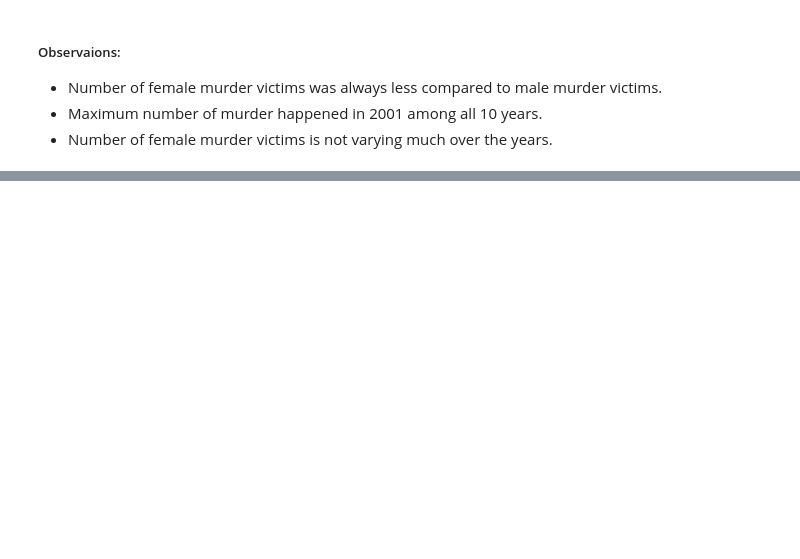
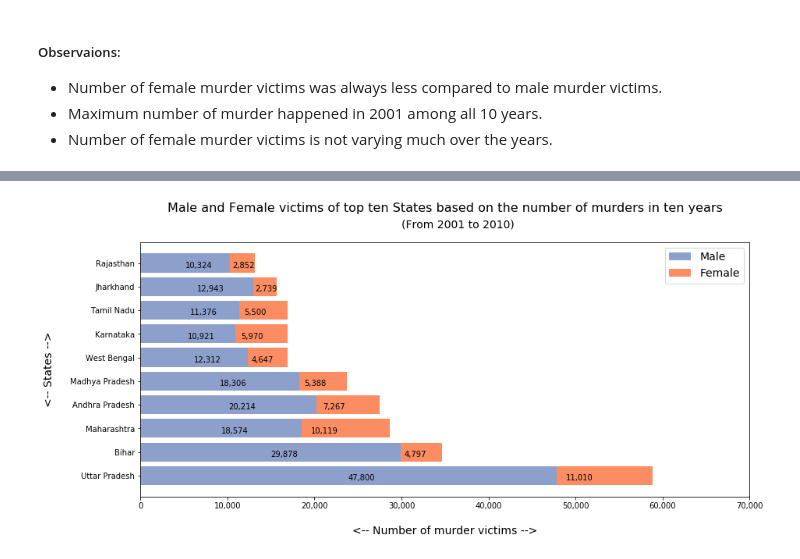
Before and after one commit to Suraj-DataScience-python/AIML, a Jupyter notebook: Visualization_Of_Crime_In_India_2001_To_2010/Insights_From_Indian_Crime_Data.ipynb, the cells around one changed output, grey strips where cells are left out. Drawn from its saved outputs; the diff is of its cells as text; code cells hidden in the pictures; blank space fills up the shorter version.

```diff
--- a/Visualization_Of_Crime_In_India_2001_To_2010/Insights_From_Indian_Crime_Data.ipynb
+++ b/Visualization_Of_Crime_In_India_2001_To_2010/Insights_From_Indian_Crime_Data.ipynb
@@ -393,0 +446,8 @@ plt.show()
+# %%
+md_top_ten = md.loc[md.Group_Name == 'Murder - Total Victims'].groupby("Area_Name").agg({"Victims_Total":"sum"}).sort_values(by="Victims_Total",ascending=False).head(10)
+md_top_ten_m = md.loc[md.Group_Name == 'Murder - Male Victims'].groupby("Area_Name").agg({"Victims_Total":"sum"})
+md_top_ten_f = md.loc[md.Group_Name == 'Murder - Female Victims'].groupby("Area_Name").agg({"Victims_Total":"sum"})
+md_top_ten = pd.merge(md_top_ten,md_top_ten_m,left_index=True,right_index=True,how="inner")
+md_top_ten = pd.merge(md_top_ten,md_top_ten_f,left_index=True,right_index=True,how="inner")
+md_top_ten = md_top_ten.rename(columns={"Victims_Total_x":"Total","Victims_Total_y":"Male","Victims_Total":"Female"})
+md_top_ten
@@ -393,0 +467,40 @@ plt.show()
+# %%
+## Visualize the percentage
+
+fig4, ax4 = plt.subplots(figsize=(14,6))
+p1 = ax4.barh(range(len(md_top_ten)),md_top_ten.Male,label="Male",color="#8da0cb")
+p1 = ax4.barh(range(len(md_top_ten)),md_top_ten.Female,left=md_top_ten.Male,label="Female",color="#fc8d62")
+obj4 = [p1,p2]
+
+## Add y-axis labels
+plt.yticks(range(len(md_top_ten)),md_top_ten.index)
+
+## Add x-axis labels
+plt.xticks(range(0,70001,10000),[comma_separated(v) for v in range(0,70001,10000)])
+
+## Add y-axis title
+ax4.set_ylabel("<-- States -->", fontsize=14, labelpad=20)
+
+## Add x-axis title
+ax4.set_xlabel("<-- Number of murder victims -->", fontsize=14, labelpad=20)
+
+## Add Title
+ax4.set_title("Male and Female victims of top ten States based on the number of murders in ten years", fontsize=16, y=1.1)
+
+## Add subtitle
+ax4.text(30000,10.5,"(From 2001 to 2010)", fontsize=14)
+
+## Add legends
+ax4.legend(bbox_to_anchor=(1,1),fontsize=14)
+
+## Add data labels
+for i, v in enumerate(md_top_ten.Male):
+    ax4.text(v-int(v/2), i-0.2, str(comma_separated(v)))
+
+for i, v in enumerate(md_top_ten.Female):
+    ax4.text(int(v/10)+md_top_ten.Male[i], i-0.2, str(comma_separated(v)))
+
+
+plt.show()
+# %% [output]
+[figure, added]
```
Also changed, not shown: parts of 20 cells of this notebook.
